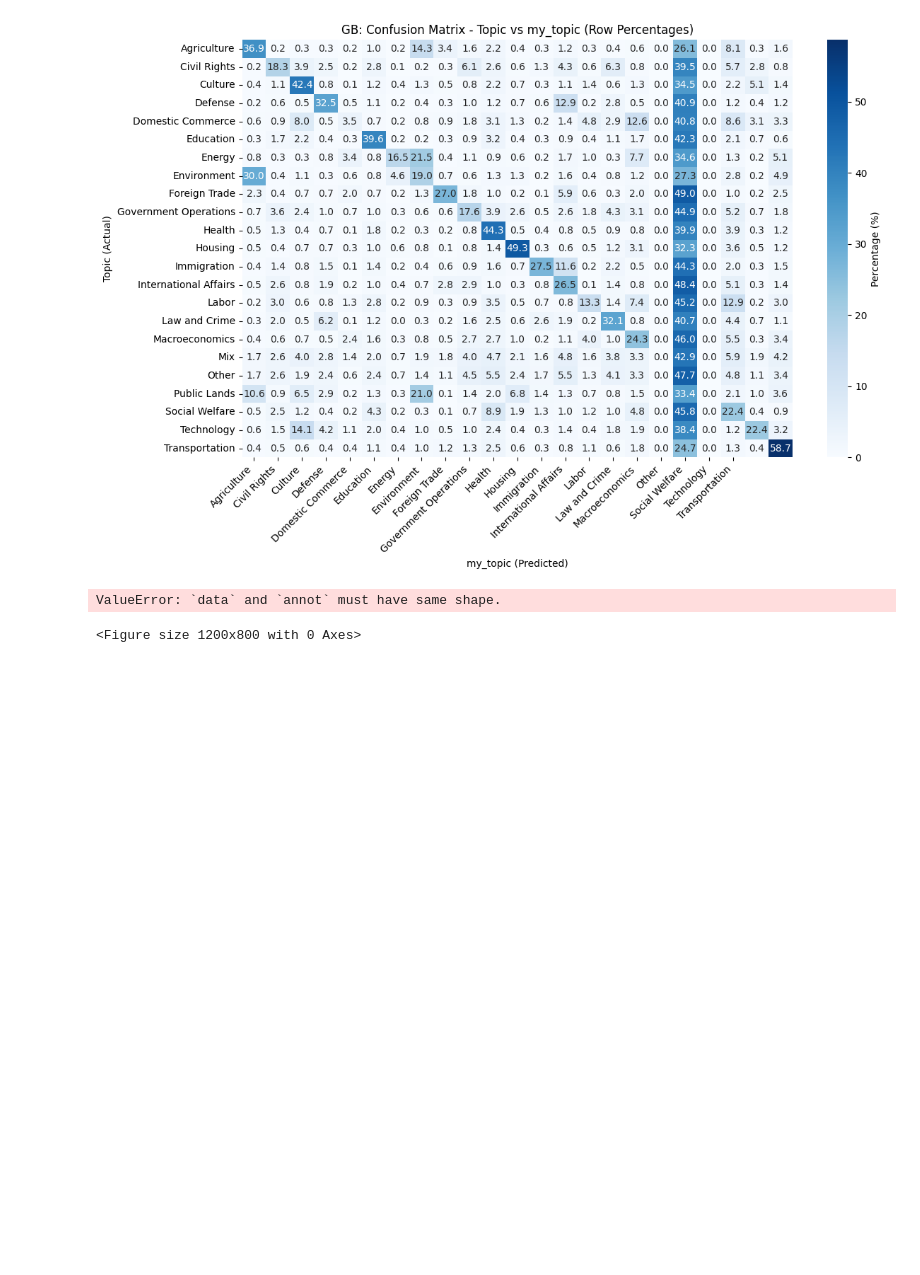
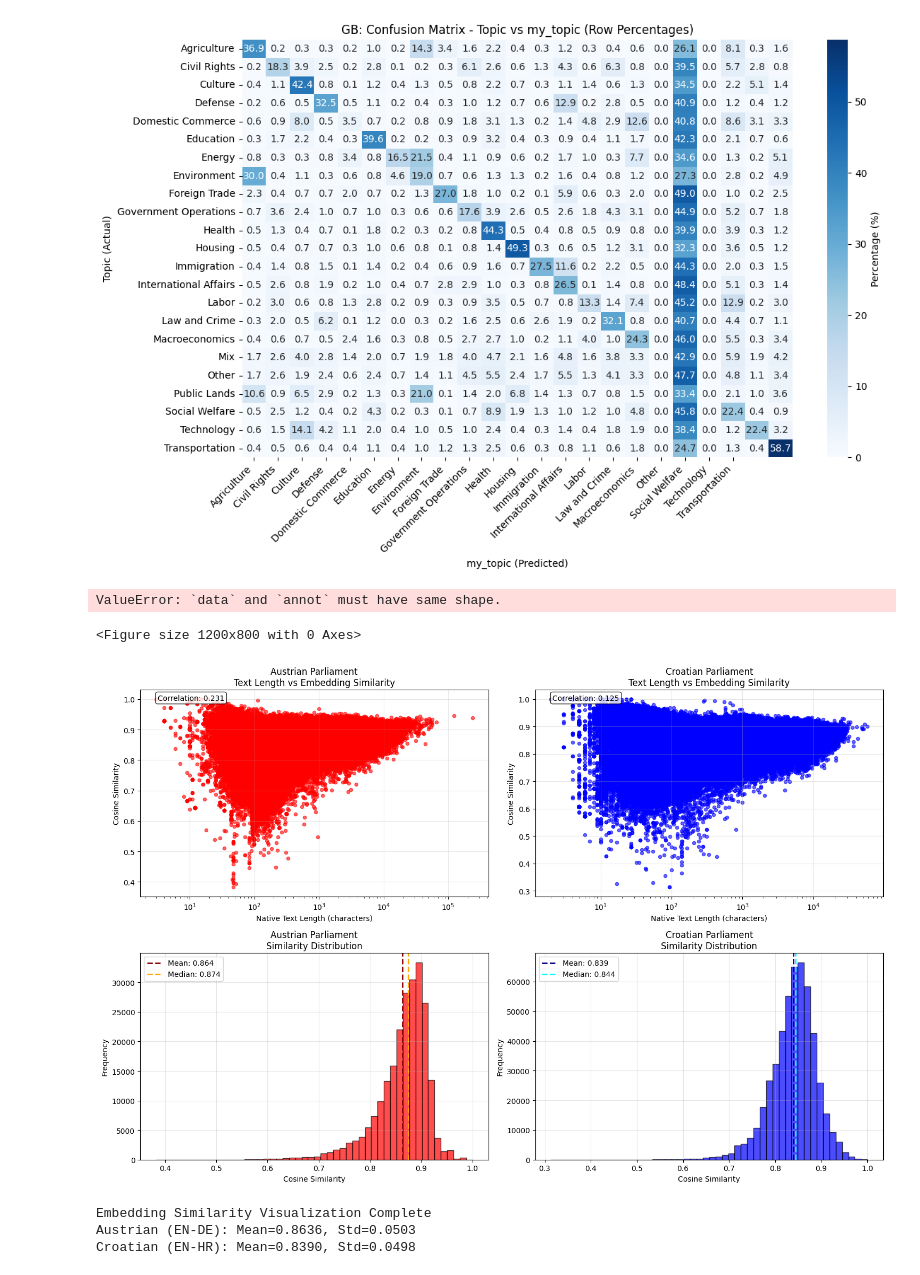
Before and after one commit to pavlesav/master-thesis, a Jupyter notebook: code/visualization.ipynb, the cells around one changed output. Saved outputs shown, nothing was run; the diff lists cells and outputs as text; code cells hidden in the pictures; blank space fills up the shorter version.

```diff
--- a/code/visualization.ipynb
+++ b/code/visualization.ipynb
@@ -305,3 +308,81 @@ Transportation               0.43           58.68
 [figure]
 ValueError: `data` and `annot` must have same shape.
 <Figure size 1200x800 with 0 Axes>
+# %%
+# === EMBEDDING SIMILARITY VISUALIZATION ===
+
+def analyze_embedding_similarities_for_viz(dataset, english_col, native_col, parliament_name):
+    """Extract embedding similarities and text lengths for visualization"""
+    valid_data = dataset.dropna(subset=[english_col, native_col])
+
+    similarities = []
+    text_lengths = []
+
+    for idx, row in valid_data.iterrows():
+        similarity = cosine_similarity([row[english_col]], [row[native_col]])[0][0]
+        similarities.append(similarity)
+
+        native_text = row.get('Text_native', row.get('Text', ''))
+        text_lengths.append(len(native_text))
+
+    return similarities, text_lengths
+
+# Get similarity data for visualization
+at_similarities, at_lengths = analyze_embedding_similarities_for_viz(
+    AT, 'Speech_Embeddings_english', 'Speech_Embeddings_native_language',
+    "AUSTRIAN PARLIAMENT (English vs German)"
+)
+
+hr_similarities, hr_lengths = analyze_embedding_similarities_for_viz(
+    HR, 'Speech_Embeddings_english', 'Speech_Embeddings_native_language',
+    "CROATIAN PARLIAMENT (English vs Croatian)"
+)
+
+# Create comprehensive visualization
+fig, axes = plt.subplots(2, 2, figsize=(15, 10))
+
+# Length vs Similarity scatter plots
+for idx, (similarities, lengths, country, color) in enumerate([
+    (at_similarities, at_lengths, "Austrian", "red"),
+    (hr_similarities, hr_lengths, "Croatian", "blue")
+]):
+    ax = axes[0, idx]
+    ax.scatter(lengths, similarities, alpha=0.6, s=20, color=color)
+    ax.set_xlabel('Native Text Length (characters)')
+    ax.set_ylabel('Cosine Similarity')
+    ax.set_title(f'{country} Parliament\nText Length vs Embedding Similarity')
+    ax.set_xscale('log')
+    ax.grid(True, alpha=0.3)
+
+    corr = np.corrcoef(lengths, similarities)[0, 1]
+    ax.text(0.05, 0.95, f'Correlation: {corr:.3f}', transform=ax.transAxes,
+            bbox=dict(boxstyle="round,pad=0.3", facecolor="white", alpha=0.8))
+
+# Distribution plots
+for idx, (similarities, country, color) in enumerate([
+    (at_similarities, "Austrian", "red"),
+    (hr_similarities, "Croatian", "blue")
+]):
+    ax = axes[1, idx]
+    ax.hist(similarities, bins=50, alpha=0.7, color=color, edgecolor='black')
+    ax.axvline(np.mean(similarities), color='darkred' if color=='red' else 'darkblue',
+               linestyle='--', linewidth=2, label=f'Mean: {np.mean(similarities):.3f}')
+    ax.axvline(np.median(similarities), color='orange' if color=='red' else 'cyan',
+               linestyle='--', linewidth=2, label=f'Median: {np.median(similarities):.3f}')
+    ax.set_xlabel('Cosine Similarity')
+    ax.set_ylabel('Frequency')
+    ax.set_title(f'{country} Parliament\nSimilarity Distribution')
+    ax.legend()
+    ax.grid(True, alpha=0.3)
+
+plt.tight_layout()
+plt.show()
+
+print("Embedding Similarity Visualization Complete")
+print(f"Austrian (EN-DE): Mean={np.mean(at_similarities):.4f}, Std={np.std(at_similarities):.4f}")
+print(f"Croatian (EN-HR): Mean={np.mean(hr_similarities):.4f}, Std={np.std(hr_similarities):.4f}")
+# %% [output]
+[figure, added]
+Embedding Similarity Visualization Complete
+Austrian (EN-DE): Mean=0.8636, Std=0.0503
+Croatian (EN-HR): Mean=0.8390, Std=0.0498
```
Also changed, not shown: parts of 3 cells of this notebook, 2 other files.
